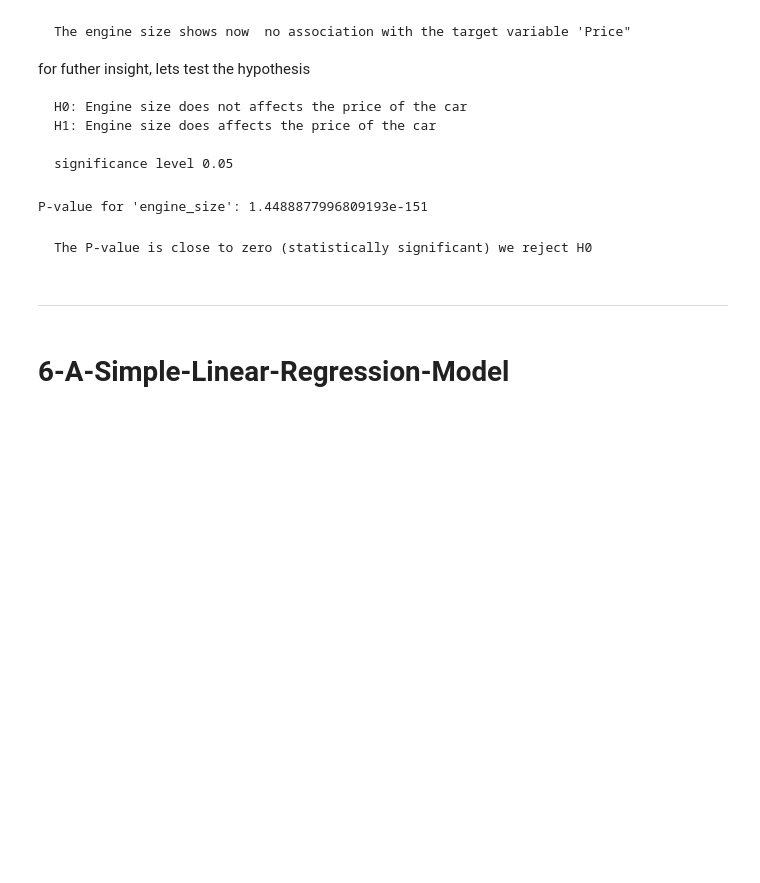
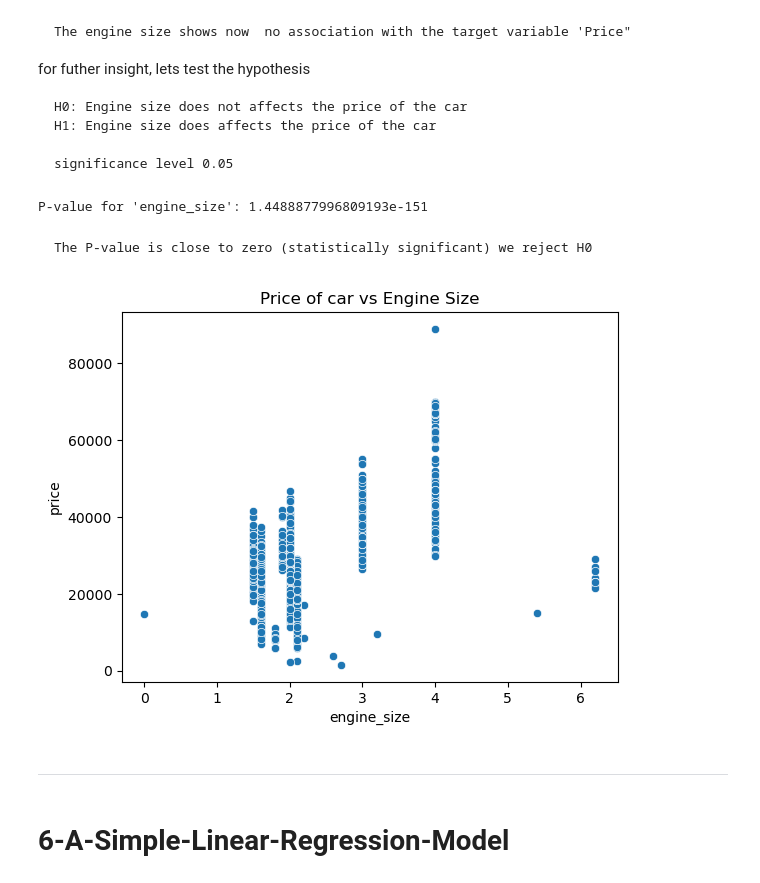
Before and after one commit to Shedinho20/Project01, a Jupyter notebook: Project01.ipynb, the cells around one changed output. Cells and saved outputs as stored; diff of their text form; code cells hidden in the pictures; blank space fills up the shorter version.

```diff
--- a/Project01.ipynb
+++ b/Project01.ipynb
@@ -517,6 +517,16 @@ print("P-value for 'engine_size':", p_value)
 P-value for 'engine_size': 1.4488877996809193e-151
 # %% [markdown]
     The P-value is close to zero (statistically significant) we reject H0
+# %%
+## let's see the fit of the engine_size vs price
+
+sns.scatterplot(x=df.engine_size,y=df.price)
+
+plt.title("Price of car vs Engine Size")
+
+plt.show()
+# %% [output]
+[figure, added]
 # %% [markdown]
 ___
 # %% [markdown]
```
